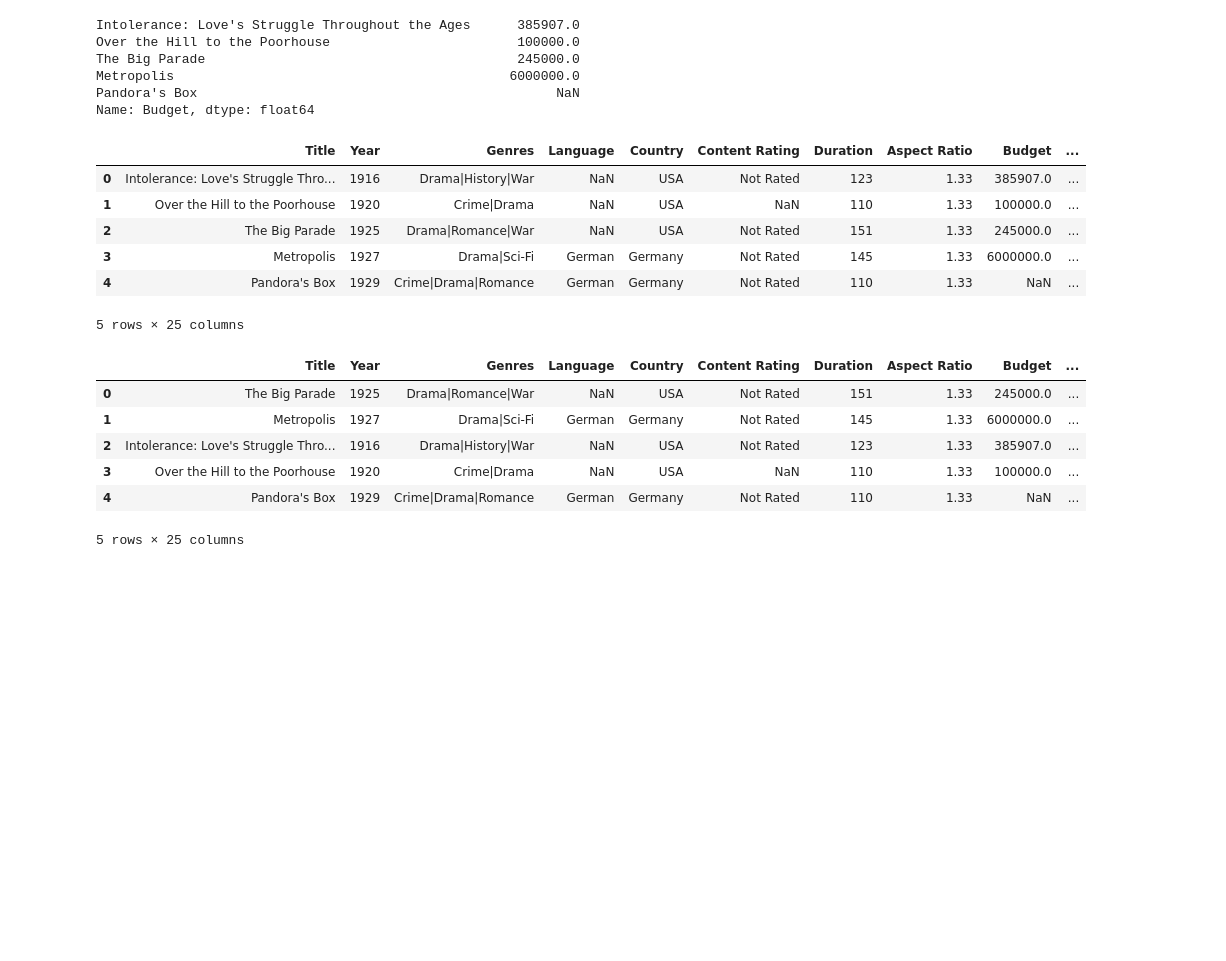
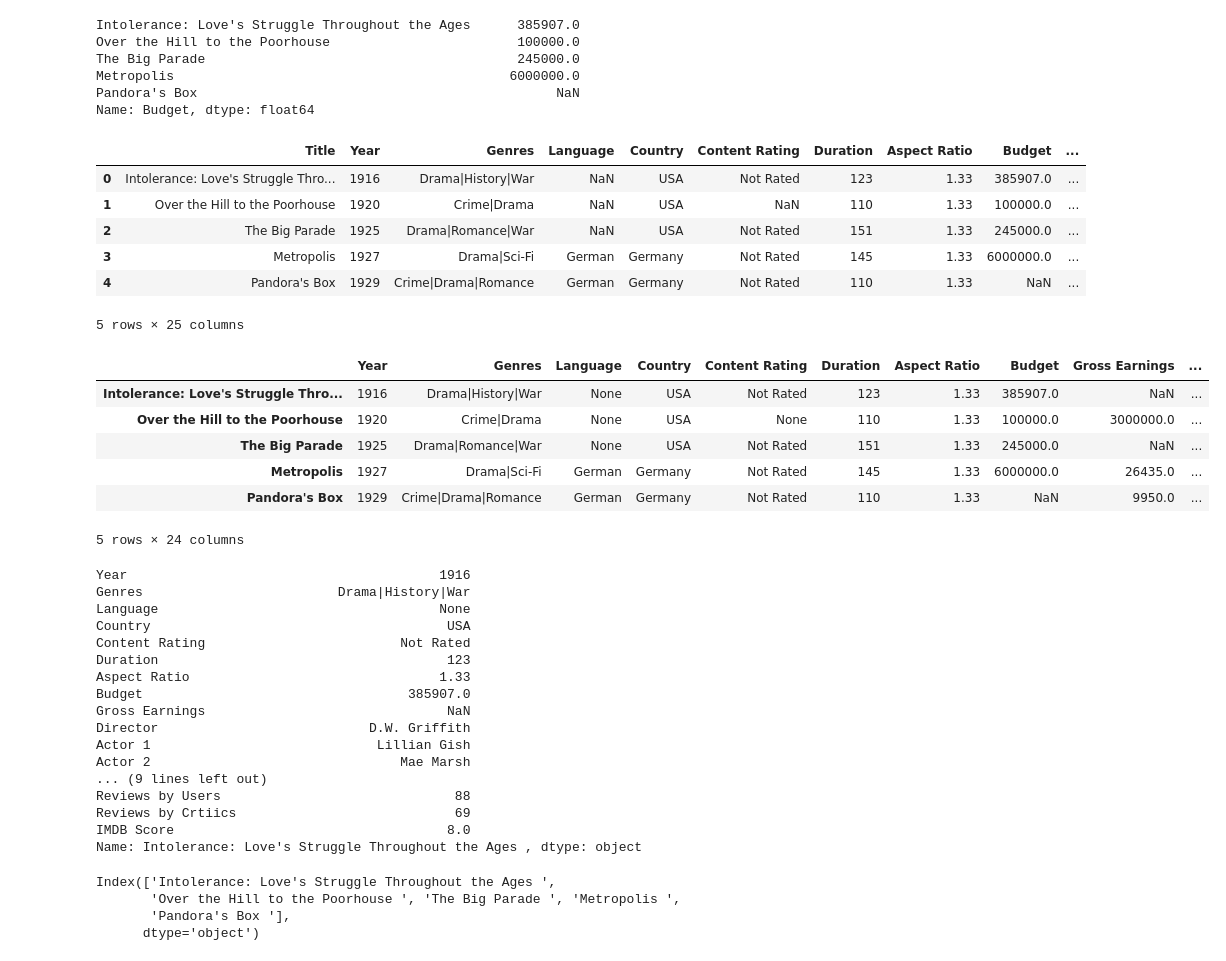
Before and after one commit to seanleeforever/mycode, a Jupyter notebook: pandas_df/Challenge01.ipynb, the cells around one changed output. Cells and saved outputs as stored; diff of their text form; code cells hidden in the pictures; blank space fills up the shorter version.

```diff
--- a/pandas_df/Challenge01.ipynb
+++ b/pandas_df/Challenge01.ipynb
@@ -27,7 +27,7 @@ df = pd.read_csv("5movies.csv")
 df.to_excel("5movies-translated-from-json.xlsx")
 display(df)
 df.sort_values(["Duration"], ascending=False,ignore_index=True)
-df.to_excel("5movies-translated-from-json.xlsx")
+df.sort_values(["Duration"], ascending=False,ignore_index=True).to_excel("5movies-translated-from-json_sortbyDuration.xlsx")
 # %% [output]
 |  | Title | Year | Genres | Language | Country | Content Rating | Duration | Aspect Ratio | Budget | ... |
 | 0 | Intolerance: Love's Struggle Thro... | 1916 | Drama|History|War | NaN | USA | Not Rated | 123 | 1.33 | 385907.0 | ... |
@@ -36,15 +36,42 @@ df.to_excel("5movies-translated-from-json.xlsx")
 | 3 | Metropolis | 1927 | Drama|Sci-Fi | German | Germany | Not Rated | 145 | 1.33 | 6000000.0 | ... |
 | 4 | Pandora's Box | 1929 | Crime|Drama|Romance | German | Germany | Not Rated | 110 | 1.33 | NaN | ... |
 5 rows × 25 columns
-|  | Title | Year | Genres | Language | Country | Content Rating | Duration | Aspect Ratio | Budget | ... |
-| 0 | The Big Parade | 1925 | Drama|Romance|War | NaN | USA | Not Rated | 151 | 1.33 | 245000.0 | ... |
-| 1 | Metropolis | 1927 | Drama|Sci-Fi | German | Germany | Not Rated | 145 | 1.33 | 6000000.0 | ... |
-| 2 | Intolerance: Love's Struggle Thro... | 1916 | Drama|History|War | NaN | USA | Not Rated | 123 | 1.33 | 385907.0 | ... |
-| 3 | Over the Hill to the Poorhouse | 1920 | Crime|Drama | NaN | USA | NaN | 110 | 1.33 | 100000.0 | ... |
-| 4 | Pandora's Box | 1929 | Crime|Drama|Romance | German | Germany | Not Rated | 110 | 1.33 | NaN | ... |
-5 rows × 25 columns
 # %%
 
 df = pd.read_json("5movies.json")
-
+display (df)
 df.to_excel("5movies-translated-from-json.xlsx")
+df.iloc[0]
+# %% [output]
+|  | Year | Genres | Language | Country | Content Rating | Duration | Aspect Ratio | Budget | Gross Earnings | ... |
+| Intolerance: Love's Struggle Thro... | 1916 | Drama|History|War | None | USA | Not Rated | 123 | 1.33 | 385907.0 | NaN | ... |
+| Over the Hill to the Poorhouse | 1920 | Crime|Drama | None | USA | None | 110 | 1.33 | 100000.0 | 3000000.0 | ... |
+| The Big Parade | 1925 | Drama|Romance|War | None | USA | Not Rated | 151 | 1.33 | 245000.0 | NaN | ... |
+| Metropolis | 1927 | Drama|Sci-Fi | German | Germany | Not Rated | 145 | 1.33 | 6000000.0 | 26435.0 | ... |
+| Pandora's Box | 1929 | Crime|Drama|Romance | German | Germany | Not Rated | 110 | 1.33 | NaN | 9950.0 | ... |
+5 rows × 24 columns
+Year                                        1916
+Genres                         Drama|History|War
+Language                                    None
+Country                                      USA
+Content Rating                         Not Rated
+Duration                                     123
+Aspect Ratio                                1.33
+Budget                                  385907.0
+Gross Earnings                               NaN
+Director                           D.W. Griffith
+Actor 1                             Lillian Gish
+Actor 2                                Mae Marsh
+... (9 lines left out)
+Reviews by Users                              88
+Reviews by Crtiics                            69
+IMDB Score                                   8.0
+Name: Intolerance: Love's Struggle Throughout the Ages , dtype: object
+# %%
+
+    df.index
+# %% [output]
+Index(['Intolerance: Love's Struggle Throughout the Ages ',
+       'Over the Hill to the Poorhouse ', 'The Big Parade ', 'Metropolis ',
+       'Pandora's Box '],
+      dtype='object')
```
Also changed, not shown: 5 other files.
